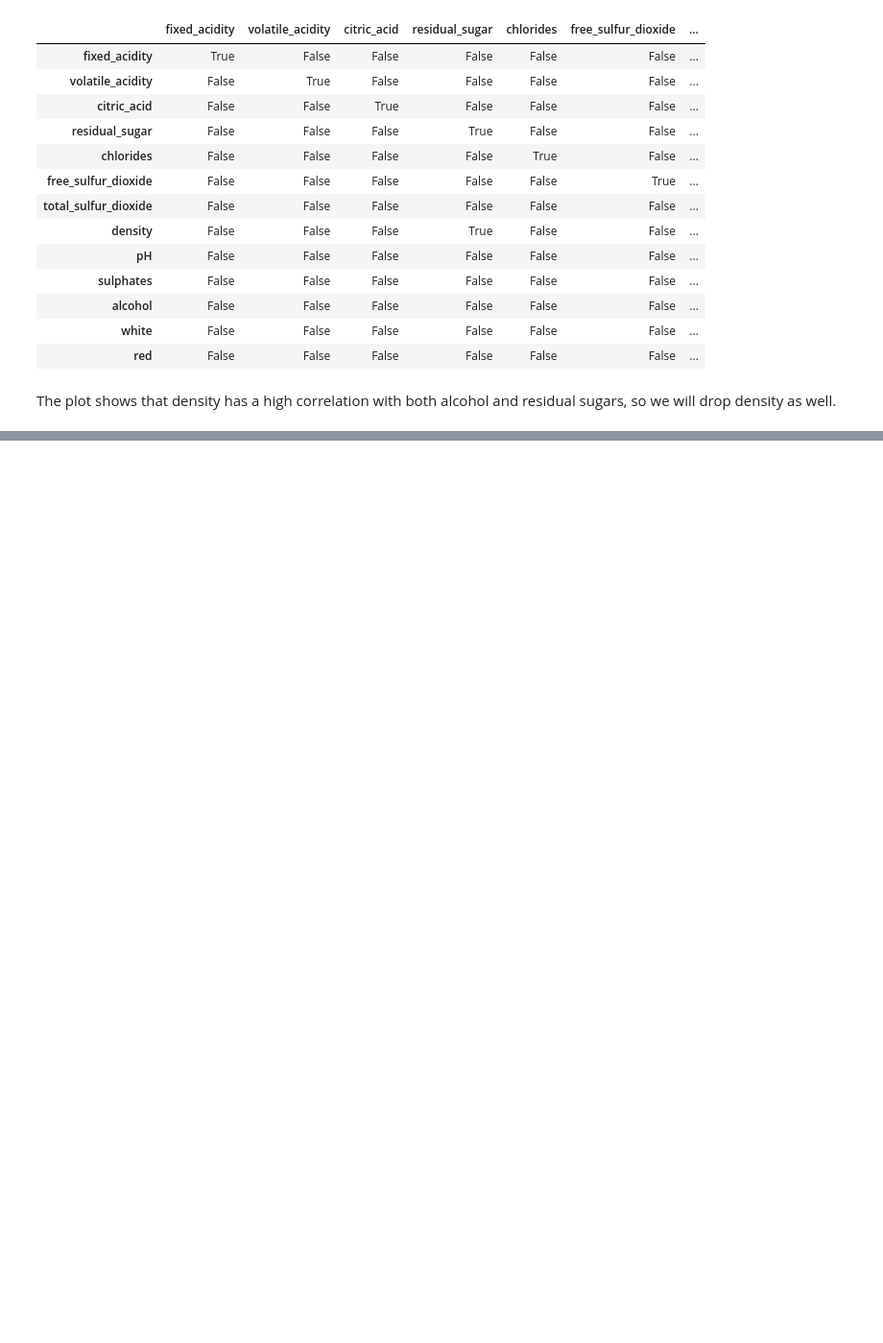
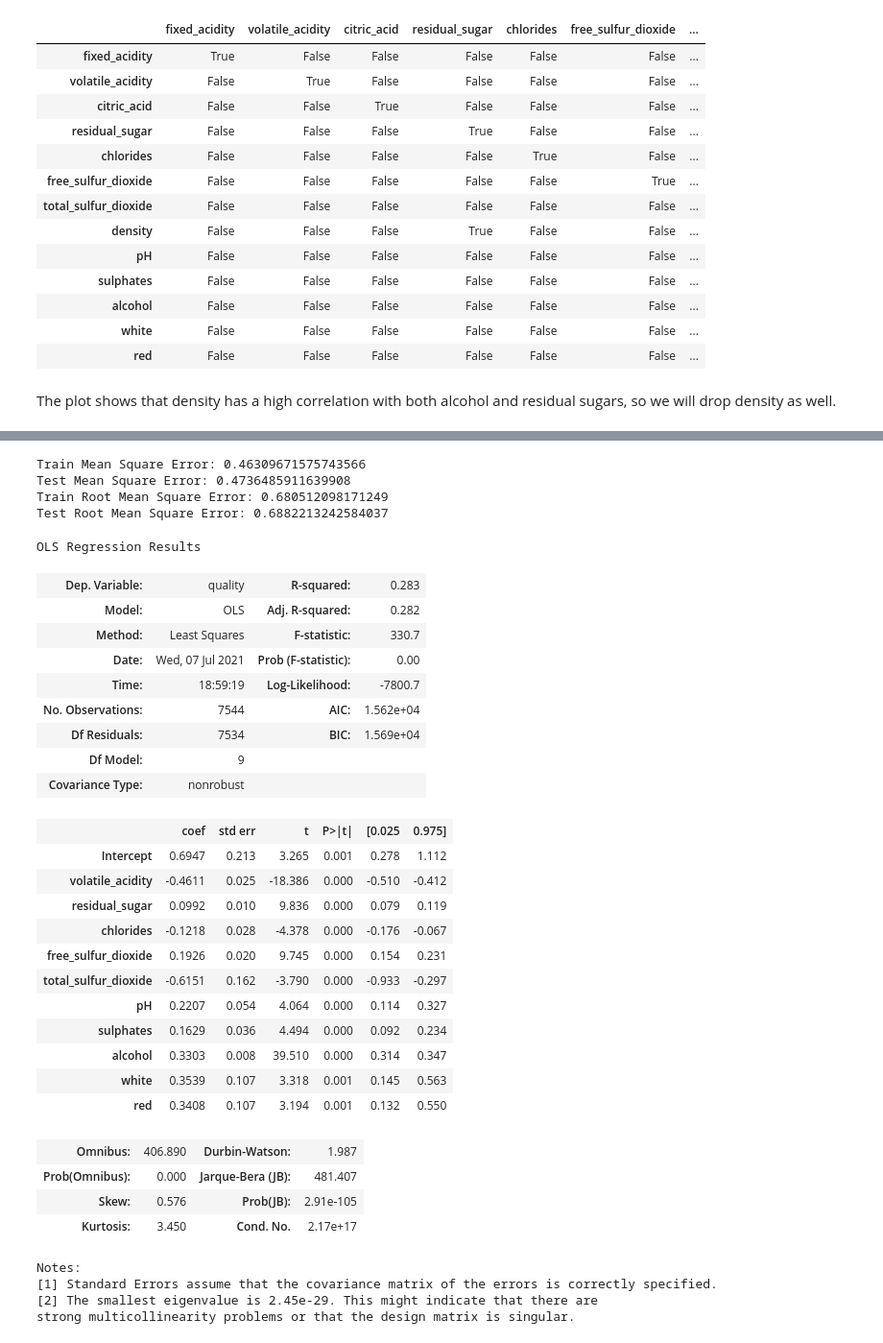
Before and after one commit to klsalcedo/red_wine_analysis, a Jupyter notebook: Model 2.ipynb, the cells around one changed output, grey strips where cells are left out. Shown at 96% size. Drawn from its saved outputs; the diff is of its cells as text; code cells hidden in the pictures; blank space fills up the shorter version.

```diff
--- a/Model 2.ipynb
+++ b/Model 2.ipynb
@@ -222,0 +336,40 @@ strong multicollinearity problems or that the design matrix is singular.
+# %%
+x_train.drop(['fixed_acidity'], axis=1, inplace=True)
+x_test.drop(['fixed_acidity'], axis=1, inplace=True)
+# %%
+m(x_train, x_test, y_train, y_test)
+# %% [output]
+Train Mean Square Error: 0.46309671575743566
+Test Mean Square Error: 0.4736485911639908
+Train Root Mean Square Error: 0.680512098171249
+Test Root Mean Square Error: 0.6882213242584037
+OLS Regression Results
+| Dep. Variable: | quality | R-squared: | 0.283 |
+| Model: | OLS | Adj. R-squared: | 0.282 |
+| Method: | Least Squares | F-statistic: | 330.7 |
+| Date: | Wed, 07 Jul 2021 | Prob (F-statistic): | 0.00 |
+| Time: | 18:59:19 | Log-Likelihood: | -7800.7 |
+| No. Observations: | 7544 | AIC: | 1.562e+04 |
+| Df Residuals: | 7534 | BIC: | 1.569e+04 |
+| Df Model: | 9 |  |  |
+| Covariance Type: | nonrobust |  |  |
+|  | coef | std err | t | P>|t| | [0.025 | 0.975] |
+| Intercept | 0.6947 | 0.213 | 3.265 | 0.001 | 0.278 | 1.112 |
+| volatile_acidity | -0.4611 | 0.025 | -18.386 | 0.000 | -0.510 | -0.412 |
+| residual_sugar | 0.0992 | 0.010 | 9.836 | 0.000 | 0.079 | 0.119 |
+| chlorides | -0.1218 | 0.028 | -4.378 | 0.000 | -0.176 | -0.067 |
+| free_sulfur_dioxide | 0.1926 | 0.020 | 9.745 | 0.000 | 0.154 | 0.231 |
+| total_sulfur_dioxide | -0.6151 | 0.162 | -3.790 | 0.000 | -0.933 | -0.297 |
+| pH | 0.2207 | 0.054 | 4.064 | 0.000 | 0.114 | 0.327 |
+| sulphates | 0.1629 | 0.036 | 4.494 | 0.000 | 0.092 | 0.234 |
+| alcohol | 0.3303 | 0.008 | 39.510 | 0.000 | 0.314 | 0.347 |
+| white | 0.3539 | 0.107 | 3.318 | 0.001 | 0.145 | 0.563 |
+| red | 0.3408 | 0.107 | 3.194 | 0.001 | 0.132 | 0.550 |
+| Omnibus: | 406.890 | Durbin-Watson: | 1.987 |
+| Prob(Omnibus): | 0.000 | Jarque-Bera (JB): | 481.407 |
+| Skew: | 0.576 | Prob(JB): | 2.91e-105 |
+| Kurtosis: | 3.450 | Cond. No. | 2.17e+17 |
+Notes:
+[1] Standard Errors assume that the covariance matrix of the errors is correctly specified.
+[2] The smallest eigenvalue is 2.45e-29. This might indicate that there are
+strong multicollinearity problems or that the design matrix is singular.
```
Also changed, not shown: parts of 12 cells of this notebook.
